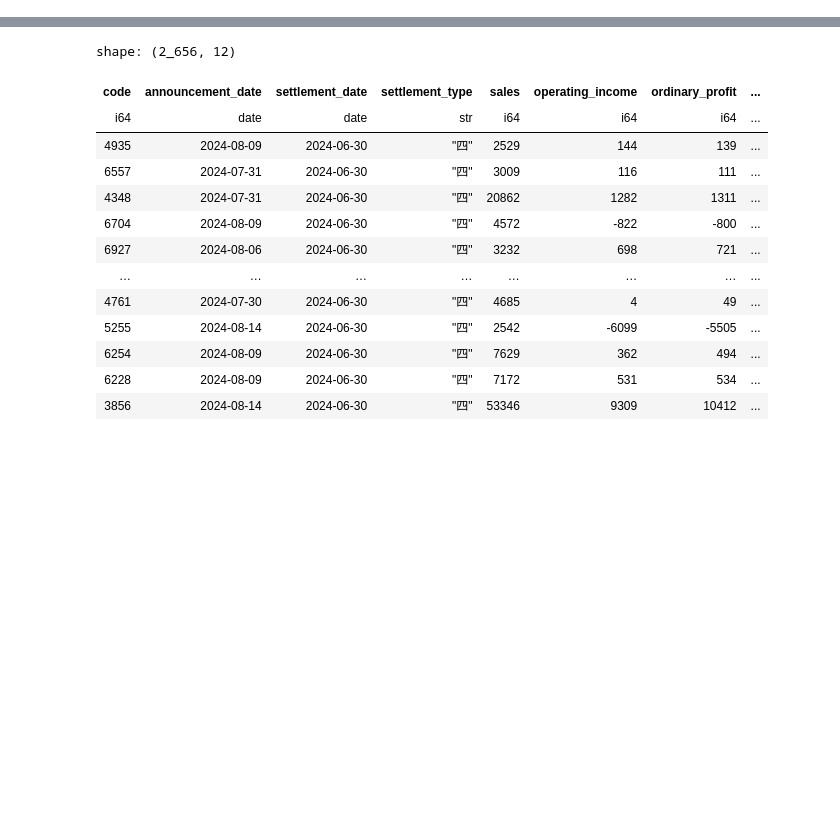
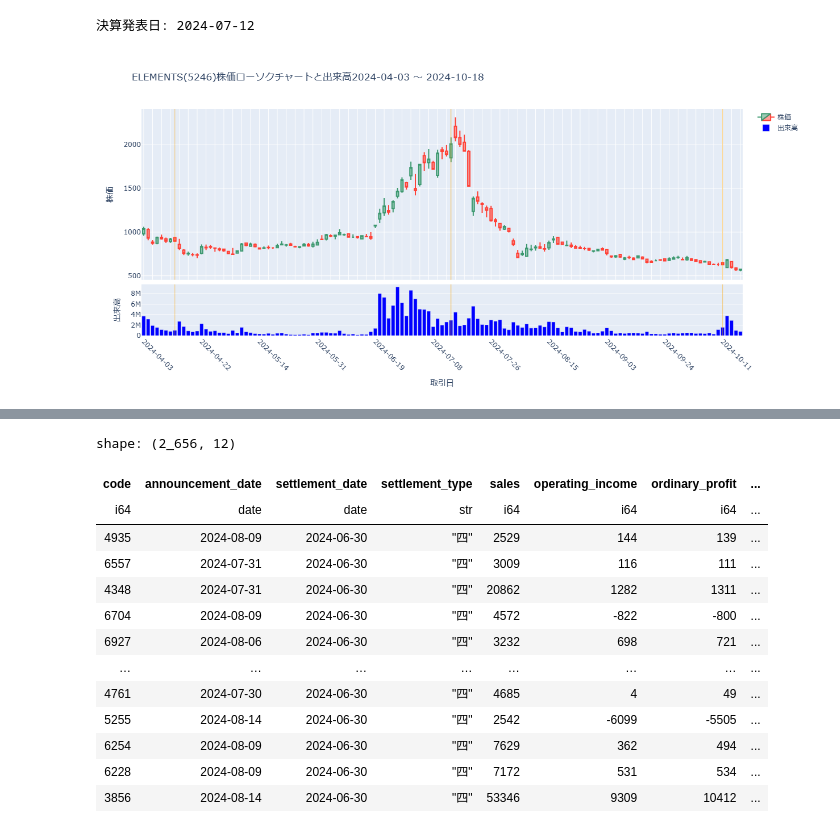
Before and after one commit to ogs-digilfe/wequant, a Jupyter notebook: notebooks/analysis/四半期騰落率過去分析1.ipynb, the cells around one changed output, grey strips where cells are left out. Cells and saved outputs as stored; diff of their text form; code cells hidden in the pictures; blank space fills up the shorter version.

```diff
--- a/notebooks/analysis/四半期騰落率過去分析1.ipynb
+++ b/notebooks/analysis/四半期騰落率過去分析1.ipynb
@@ -46,0 +47,5 @@ SPL = ShikihoPl(df)
+# %%
+valuation_date = date(2024, 9, 26)
+KPl = KessanPl()
+updown_rate_df = KPl.get_quater_settlement_price_updown_rate(valuation_date)
+updown_rate_df
@@ -46,0 +172,6 @@ SPL = ShikihoPl(df)
+# %%
+# ファンダメンタルズ
+code = 5246
+print_finance_quote(PPL.df, FPL.df, code, valuation_date=valuation_date)
+print()
+SPL.print_stock_df(code, num=4, valuation_date=valuation_date)
@@ -46,0 +210,19 @@ SPL = ShikihoPl(df)
+# %%
+# para
+delta = relativedelta(days=100)
+# %%
+# 日足
+KPL = KessanPl()
+df = KPL.df.filter(pl.col("announcement_date")<valuation_date).filter(pl.col("code")==code)
+ann_date = df["announcement_date"].to_list()[-1]
+print(f'決算発表日: {ann_date}')
+start_date = ann_date - delta
+end_date = ann_date + delta
+
+PFIG = PricelistFig(code, RevPl.df, MPL.df, start_date, end_date)
+# 決算発表日にvlineを引く
+PFIG.add_vline_announcement_date()
+PFIG.fig.show()
+# %% [output]
+決算発表日: 2024-07-12
+[figure, added]
```
Also changed, not shown: parts of 17 cells of this notebook, 4 other files.
